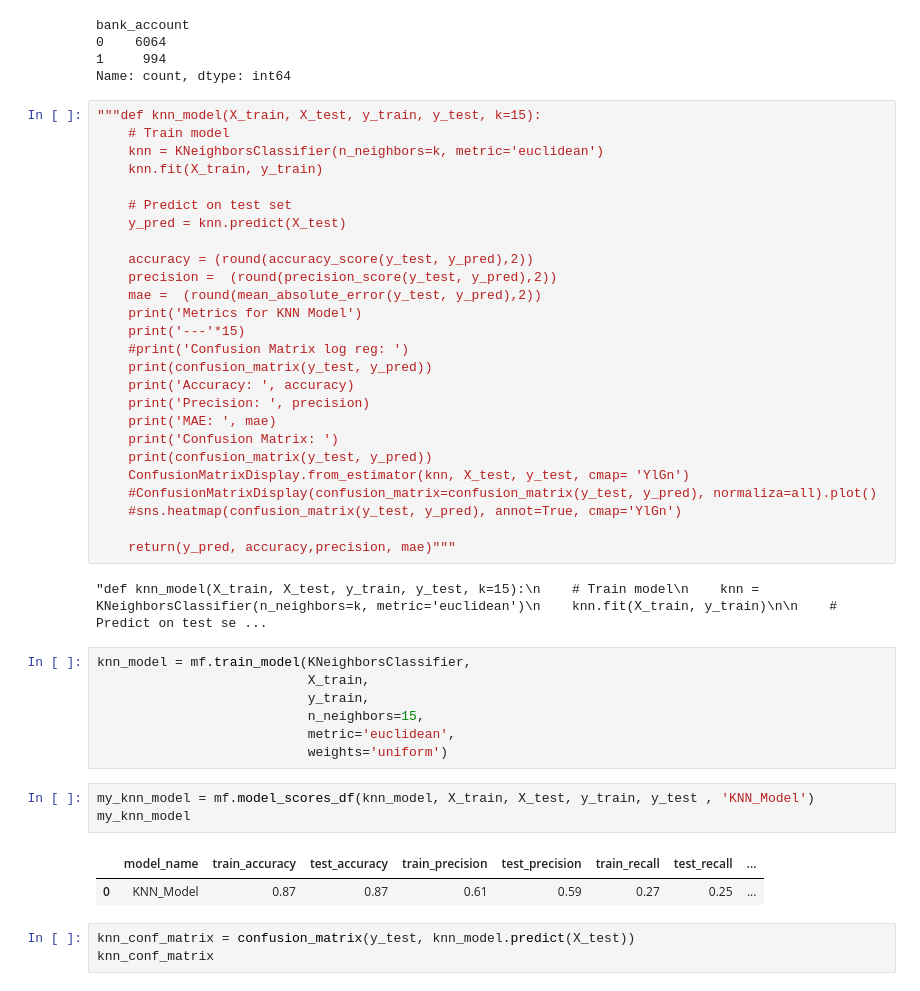
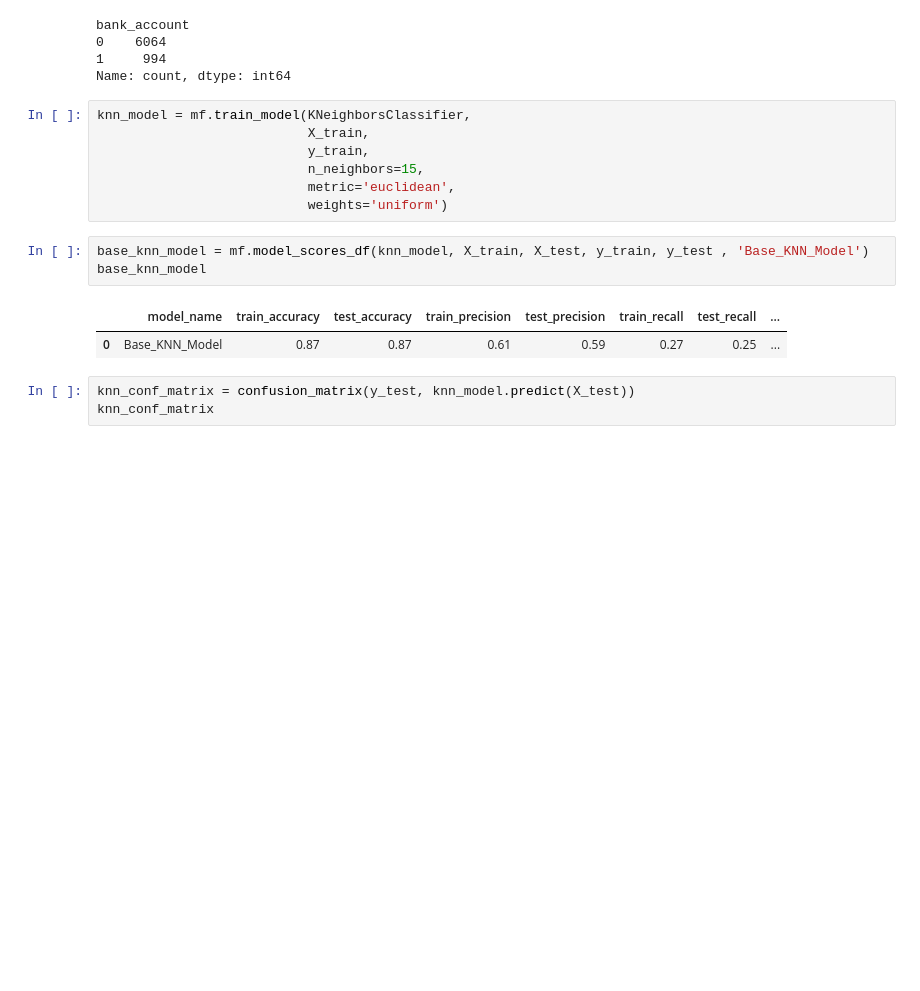
Before and after one commit to M4R1T4/ml_project_financial_inclusion, a Jupyter notebook: models/02_Baseline_Model.ipynb, the cells around one changed output. Saved outputs shown, nothing was run; the diff lists cells and outputs as text; blank space fills up the shorter version.

Commit message:
update eda.md and base_model.ipynb

```diff
--- a/models/02_Baseline_Model.ipynb
+++ b/models/02_Baseline_Model.ipynb
@@ -209,34 +211,6 @@ bank_account
 0    6064
 1     994
 Name: count, dtype: int64
-# %%
-"""def knn_model(X_train, X_test, y_train, y_test, k=15):
-    # Train model
-    knn = KNeighborsClassifier(n_neighbors=k, metric='euclidean')
-    knn.fit(X_train, y_train)
-
-    # Predict on test set
-    y_pred = knn.predict(X_test)
-
-    accuracy = (round(accuracy_score(y_test, y_pred),2))
-    precision =  (round(precision_score(y_test, y_pred),2))
-    mae =  (round(mean_absolute_error(y_test, y_pred),2))
-    print('Metrics for KNN Model')
-    print('---'*15)
-    #print('Confusion Matrix log reg: ')
-    print(confusion_matrix(y_test, y_pred))
-    print('Accuracy: ', accuracy)
-    print('Precision: ', precision)
-    print('MAE: ', mae)
-    print('Confusion Matrix: ')
-    print(confusion_matrix(y_test, y_pred))
-    ConfusionMatrixDisplay.from_estimator(knn, X_test, y_test, cmap= 'YlGn')
-    #ConfusionMatrixDisplay(confusion_matrix=confusion_matrix(y_test, y_pred), normaliza=all).plot()
-    #sns.heatmap(confusion_matrix(y_test, y_pred), annot=True, cmap='YlGn')
-
-    return(y_pred, accuracy,precision, mae)"""
-# %% [output]
-"def knn_model(X_train, X_test, y_train, y_test, k=15):\n    # Train model\n    knn = KNeighborsClassifier(n_neighbors=k, metric='euclidean')\n    knn.fit(X_train, y_train)\n\n    # Predict on test se ...
 # %%
 knn_model = mf.train_model(KNeighborsClassifier,
                            X_train,
@@ -245,11 +219,11 @@ knn_model = mf.train_model(KNeighborsClassifier,
                            metric='euclidean',
                            weights='uniform')
 # %%
-my_knn_model = mf.model_scores_df(knn_model, X_train, X_test, y_train, y_test , 'KNN_Model')
-my_knn_model
+base_knn_model = mf.model_scores_df(knn_model, X_train, X_test, y_train, y_test , 'Base_KNN_Model')
+base_knn_model
 # %% [output]
 |  | model_name | train_accuracy | test_accuracy | train_precision | test_precision | train_recall | test_recall | ... |
-| 0 | KNN_Model | 0.87 | 0.87 | 0.61 | 0.59 | 0.27 | 0.25 | ... |
+| 0 | Base_KNN_Model | 0.87 | 0.87 | 0.61 | 0.59 | 0.27 | 0.25 | ... |
 # %%
 knn_conf_matrix = confusion_matrix(y_test, knn_model.predict(X_test))
 knn_conf_matrix
```
Also changed, not shown: parts of 4 cells of this notebook, 1 other file.
